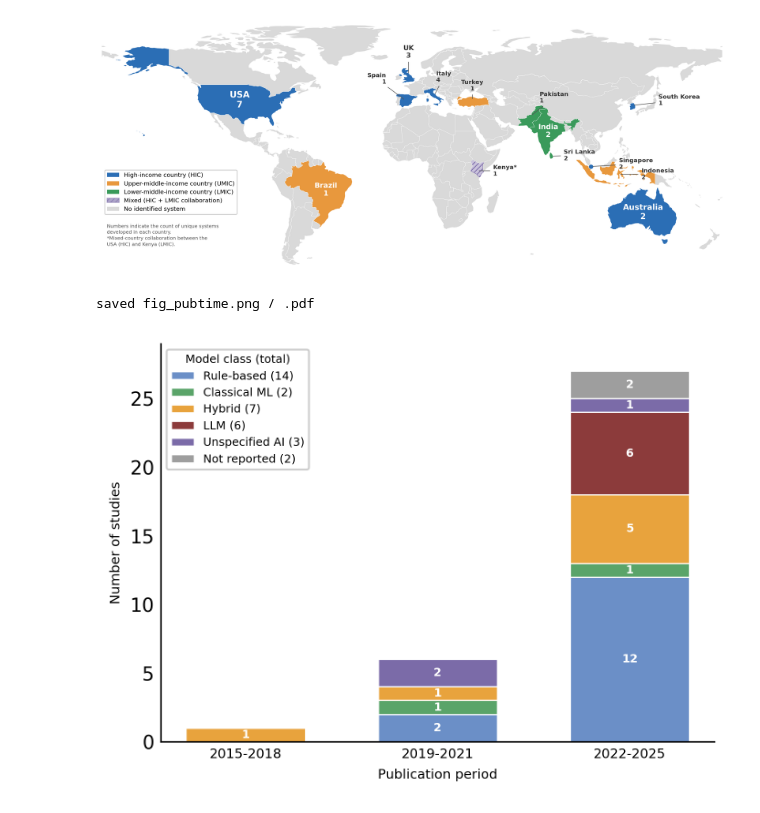
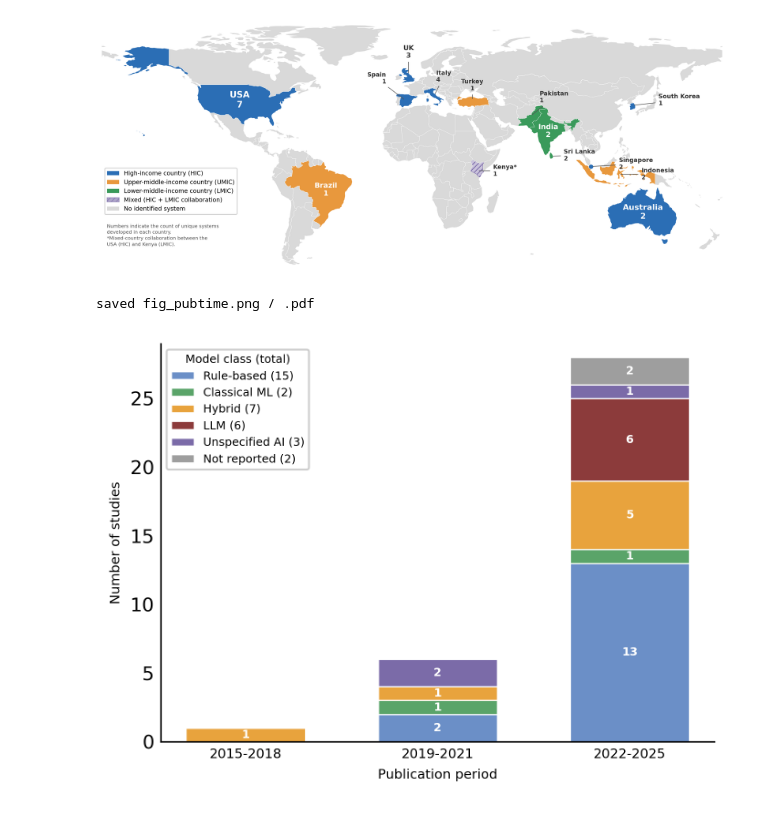
Before and after one commit to DesmondObe/perinatal-CA-governance-review, a Jupyter notebook: figures/figures.ipynb, the cells around one changed output. Cells and saved outputs as stored; diff of their text form; code cells hidden in the pictures.

Commit message:
Update analysis, GMS data (n=35) and figures

```diff
--- a/figures/figures.ipynb
+++ b/figures/figures.ipynb
@@ -214,6 +218,7 @@ studies = {
     30: ("Rule-based", "c"),
     31: ("Unspecified AI", "c"),
     34: ("Rule-based", "c"),
+    35: ("Rule-based", "c")
 }
 
 # ---- CONFIGURATION ----
@@ -236,7 +241,7 @@ for sid, (cls, period) in studies.items():
 
 # Verify totals
 totals = {c: sum(counts[c]) for c in classes}
-assert sum(totals.values()) == 34, f"Total studies = {sum(totals.values())}, expected 34"
+assert sum(totals.values()) == 35, f"Total studies = {sum(totals.values())}, expected 35"
 
 # ---- FIGURE ----
 fig, ax = plt.subplots(figsize=(4.72, 3.5), dpi=300)
@@ -267,35 +272,35 @@ for cls in classes:
 ax.set_xticks(x)
 ax.set_xticklabels(period_labels, fontsize=7)
 ax.set_ylabel("Number of studies", fontsize=7)
 ax.set_xlabel("Publication period", fontsize=7)
 ax.set_ylim(0, 29)
 ax.set_yticks(range(0, 30, 5))
 
 # Title
 #ax.set_title(
-#    "Publications over time by model class (N = 34 studies)",
+#    "Publications over time by model class (N = 35 studies)",
 #    fontsize=6, fontweight="bold", pad=12,
 #)
 
 # Spines
 for s in ("top", "right"):
     ax.spines[s].set_visible(False)
 ax.tick_params(length=0)
 
 # Legend
 ax.legend(
     fontsize=6, loc="upper left",
     frameon=True, framealpha=0.95,
     title="Model class (total)", title_fontsize=6,
 )
 
 plt.tight_layout()
 plt.savefig("fig_pubtime.png", bbox_inches="tight", dpi=300)
 plt.savefig("fig_pubtime.pdf", bbox_inches="tight")
 print("saved fig_pubtime.png / .pdf")
 # %% [output]
 saved fig_pubtime.png / .pdf
-[figure, old version]
+[figure, new version]
 # %%
 """
 Governance Maturity Profile (Radar Chart)
```
Also changed, not shown: parts of 8 cells of this notebook, 10 other files.
